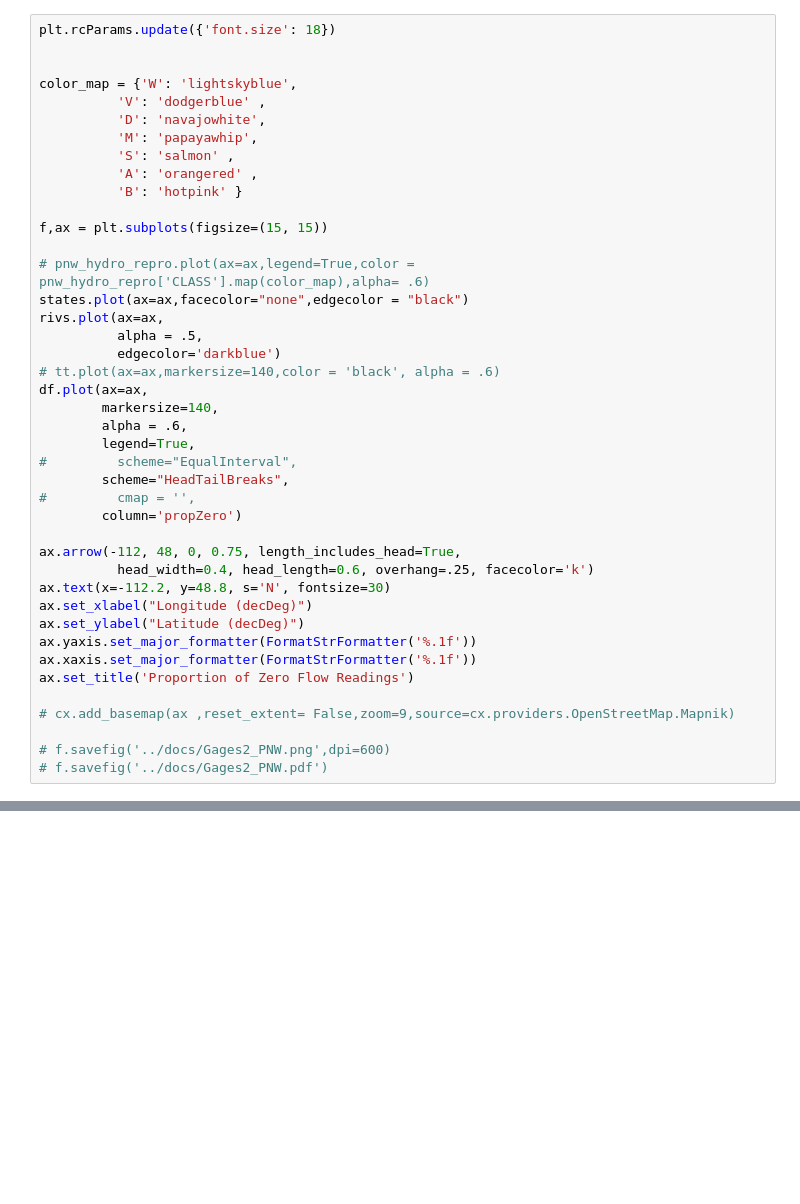
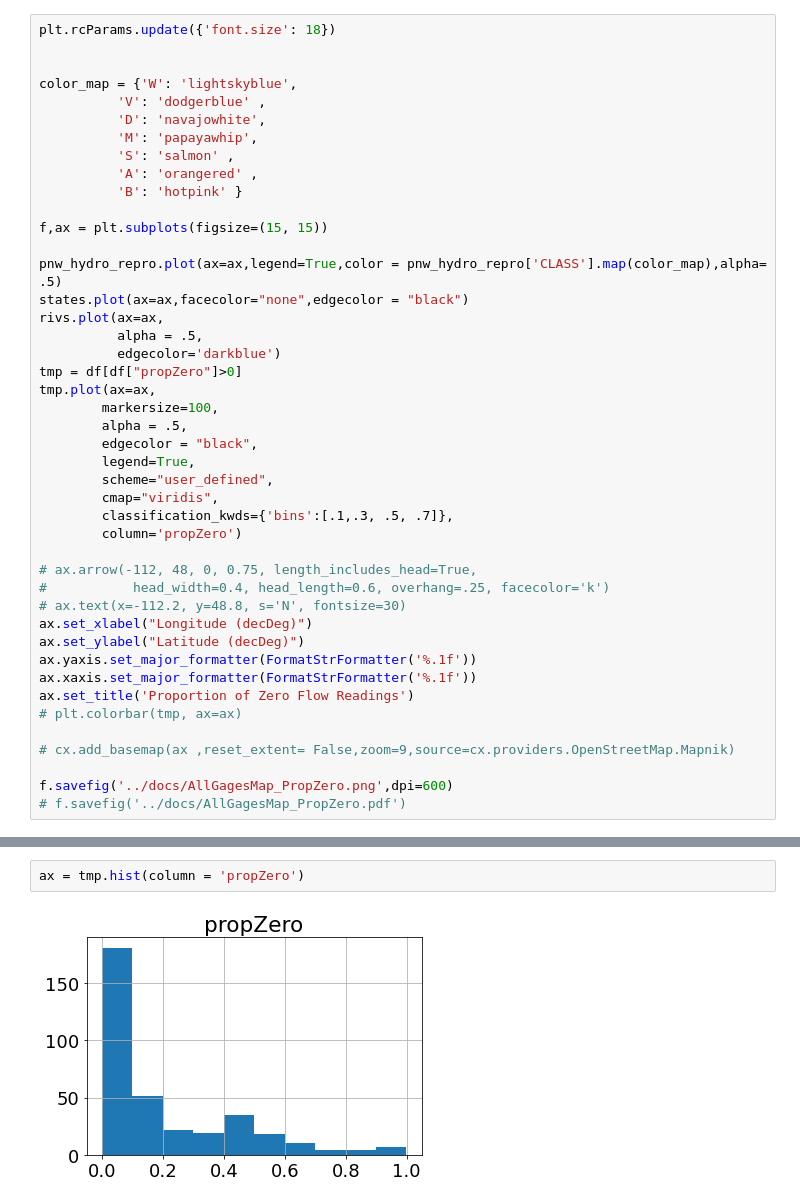
Before and after one commit to adamnicholasprice/FoAF_ModeledFlows, a Jupyter notebook: code/06_plotAllPNWnp.ipynb, the cells around one changed output, grey strips where cells are left out. Cells and saved outputs as stored; diff of their text form; blank space fills up the shorter version.

```diff
--- a/code/06_plotAllPNWnp.ipynb
+++ b/code/06_plotAllPNWnp.ipynb
@@ -58,32 +45,34 @@ color_map = {'W': 'lightskyblue',
 
 f,ax = plt.subplots(figsize=(15, 15))
 
-# pnw_hydro_repro.plot(ax=ax,legend=True,color = pnw_hydro_repro['CLASS'].map(color_map),alpha= .6)
+pnw_hydro_repro.plot(ax=ax,legend=True,color = pnw_hydro_repro['CLASS'].map(color_map),alpha= .5)
 states.plot(ax=ax,facecolor="none",edgecolor = "black")
 rivs.plot(ax=ax,
           alpha = .5,
           edgecolor='darkblue')
-# tt.plot(ax=ax,markersize=140,color = 'black', alpha = .6)
-df.plot(ax=ax,
-        markersize=140,
-        alpha = .6,
+tmp = df[df["propZero"]>0]
+tmp.plot(ax=ax,
+        markersize=100,
+        alpha = .5,
+        edgecolor = "black",
         legend=True,
-#         scheme="EqualInterval",
-        scheme="HeadTailBreaks",
-#         cmap = '',
+        scheme="user_defined",
+        cmap="viridis",
+        classification_kwds={'bins':[.1,.3, .5, .7]},
         column='propZero')
 
-ax.arrow(-112, 48, 0, 0.75, length_includes_head=True,
-          head_width=0.4, head_length=0.6, overhang=.25, facecolor='k')
-ax.text(x=-112.2, y=48.8, s='N', fontsize=30)
+# ax.arrow(-112, 48, 0, 0.75, length_includes_head=True,
+#           head_width=0.4, head_length=0.6, overhang=.25, facecolor='k')
+# ax.text(x=-112.2, y=48.8, s='N', fontsize=30)
 ax.set_xlabel("Longitude (decDeg)")
 ax.set_ylabel("Latitude (decDeg)")
 ax.yaxis.set_major_formatter(FormatStrFormatter('%.1f'))
 ax.xaxis.set_major_formatter(FormatStrFormatter('%.1f'))
 ax.set_title('Proportion of Zero Flow Readings')
+# plt.colorbar(tmp, ax=ax)
 
 # cx.add_basemap(ax ,reset_extent= False,zoom=9,source=cx.providers.OpenStreetMap.Mapnik)
 
-# f.savefig('../docs/Gages2_PNW.png',dpi=600)
-# f.savefig('../docs/Gages2_PNW.pdf')
+f.savefig('../docs/AllGagesMap_PropZero.png',dpi=600)
+# f.savefig('../docs/AllGagesMap_PropZero.pdf')
 # %% [output]
@@ -138,0 +139,4 @@ Text(0.5, 1.0, 'Proportion of <1 cfs Readings')
+# %%
+ax = tmp.hist(column = 'propZero')
+# %% [output]
+[figure, added]
```
Also changed, not shown: parts of 7 cells of this notebook, 11 other files.
